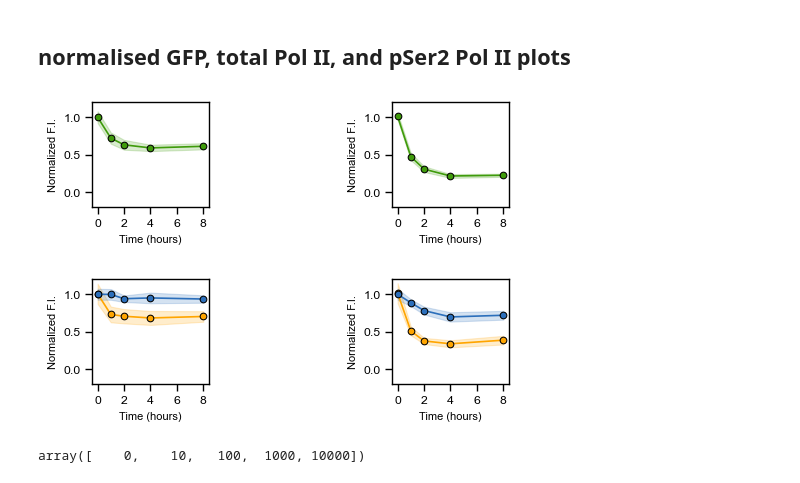
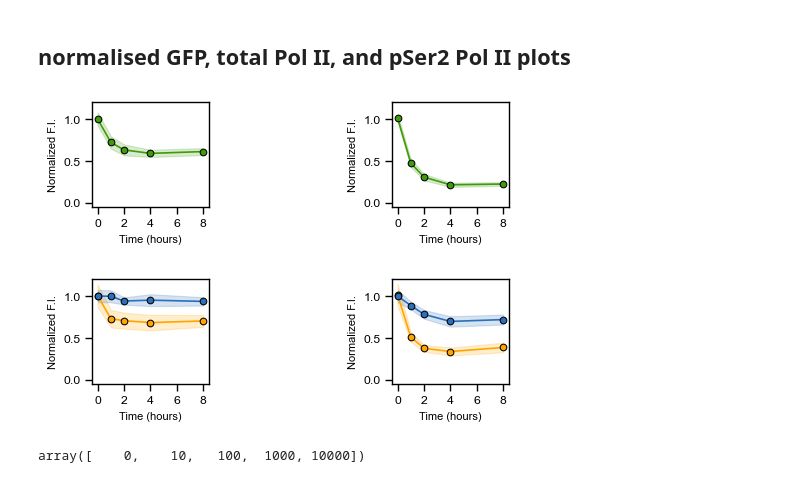
Before and after one commit to berrygroup/publications, a Jupyter notebook: 2026_POLR2A_homeostasis/Imaging/NikonSpinningDisk/mACPOLR2A_Kinetic_pSer2/mACPOLR2A_Kinetic_pSer2.ipynb, the cells around one changed output. Saved outputs shown, nothing was run; the diff lists cells and outputs as text; code cells hidden in the pictures.

```diff
--- a/2026_POLR2A_homeostasis/Imaging/NikonSpinningDisk/mACPOLR2A_Kinetic_pSer2/mACPOLR2A_Kinetic_pSer2.ipynb
+++ b/2026_POLR2A_homeostasis/Imaging/NikonSpinningDisk/mACPOLR2A_Kinetic_pSer2/mACPOLR2A_Kinetic_pSer2.ipynb
@@ -656,7 +658,7 @@ for i in range(2):
     a[i].set_xlabel('Time (hours)', fontsize = 8)
     a[i].set_ylabel('Normalized F.I.', fontsize = 8)
     a[i].set_box_aspect(0.9)
-    a[i].set_ylim(-0.2,1.2)
+    a[i].set_ylim(-0.05,1.2)
     a[i].set_yticks([0,0.5,1])
     a[i].set_xticks(np.linspace(0,8,5))
 
@@ -664,7 +666,7 @@ for i in range(2):
 
 plt.savefig('mACPOLR2A_10nM_1uM_mac_polii.svg')
 # %% [output]
-[figure, old version]
+[figure, new version]
 # %%
 sns.set_context('paper')
 
@@ -690,35 +692,35 @@ h = sns.lineplot(pSer2_IntensitiesByWell.query('CELL == "HCT116 OsTIRF74G mAC-PO
 
 h = sns.lineplot(Total_IntensitiesByWell.query('CELL == "HCT116 OsTIRF74G mAC-POLR2A Clone 5" & (DRUG_CONCENTRATION == 0 | DRUG_CONCENTRATION == 1000)'),
                  x = 'TIME_IN_AUXIN_HRS',
                  y = 'IF_561_Intensity_FC',
                  marker = 'o', markeredgecolor = 'black',
                  errorbar = 'sd',
                  color = 'orange',
                  ax = a[1],
                  legend = False)
 
 h = sns.lineplot(pSer2_IntensitiesByWell.query('CELL == "HCT116 OsTIRF74G mAC-POLR2A Clone 5" & (DRUG_CONCENTRATION == 0 | DRUG_CONCENTRATION == 1000)'),
                  x = 'TIME_IN_AUXIN_HRS',
                  y = 'IF_561_Intensity_FC',
                  marker = 'o', markeredgecolor = 'black',
                  errorbar = 'sd',
                  color = 'xkcd:medium blue',
                  ax = a[1],
                  legend = False)
 
 for i in range(2):
     a[i].set_xlabel('Time (hours)', fontsize = 8)
     a[i].set_ylabel('Normalized F.I.', fontsize = 8)
     a[i].set_box_aspect(0.9)
-    a[i].set_ylim(-0.2,1.2)
+    a[i].set_ylim(-0.05,1.2)
     a[i].set_yticks([0,0.5,1])
     a[i].set_xticks(np.linspace(0,8,5))
 
 #plt.tight_layout()
 
 plt.savefig('mACPOLR2A_10nM_1uM_total_pser2_polii.svg')
 # %% [output]
-[figure, old version]
+[figure, new version]
 # %%
 IntensitiesByWell['DRUG_CONCENTRATION'].unique()
 # %% [output]
```
Also changed, not shown: parts of 3 cells of this notebook.
